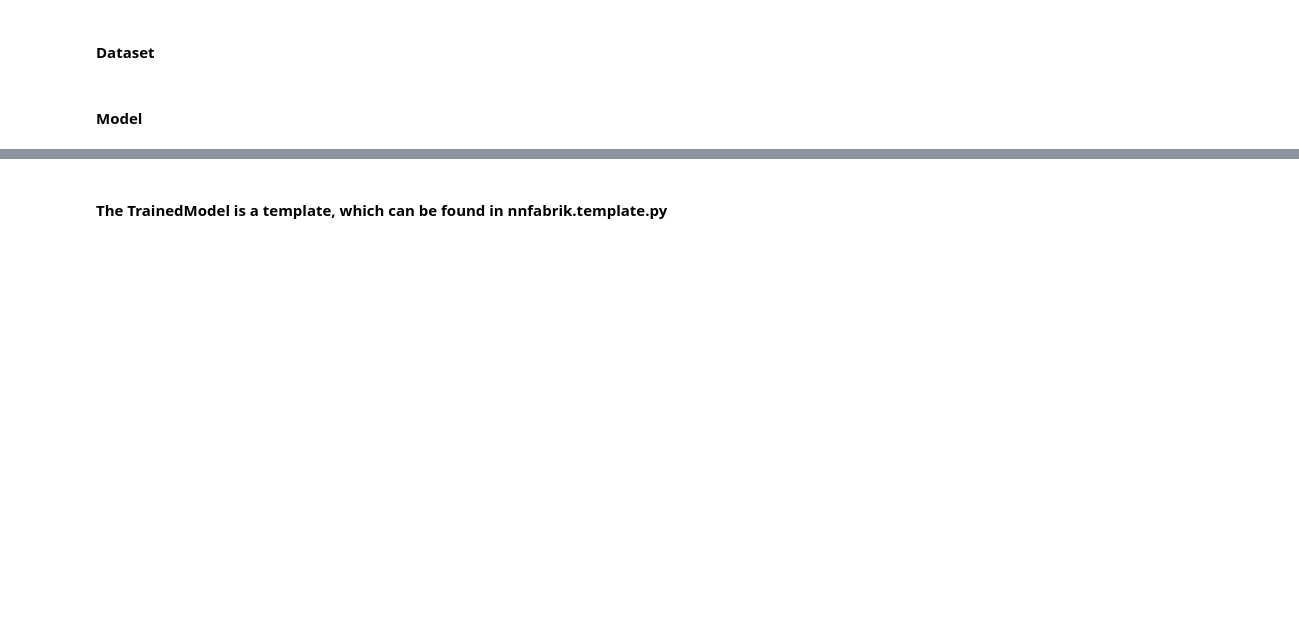
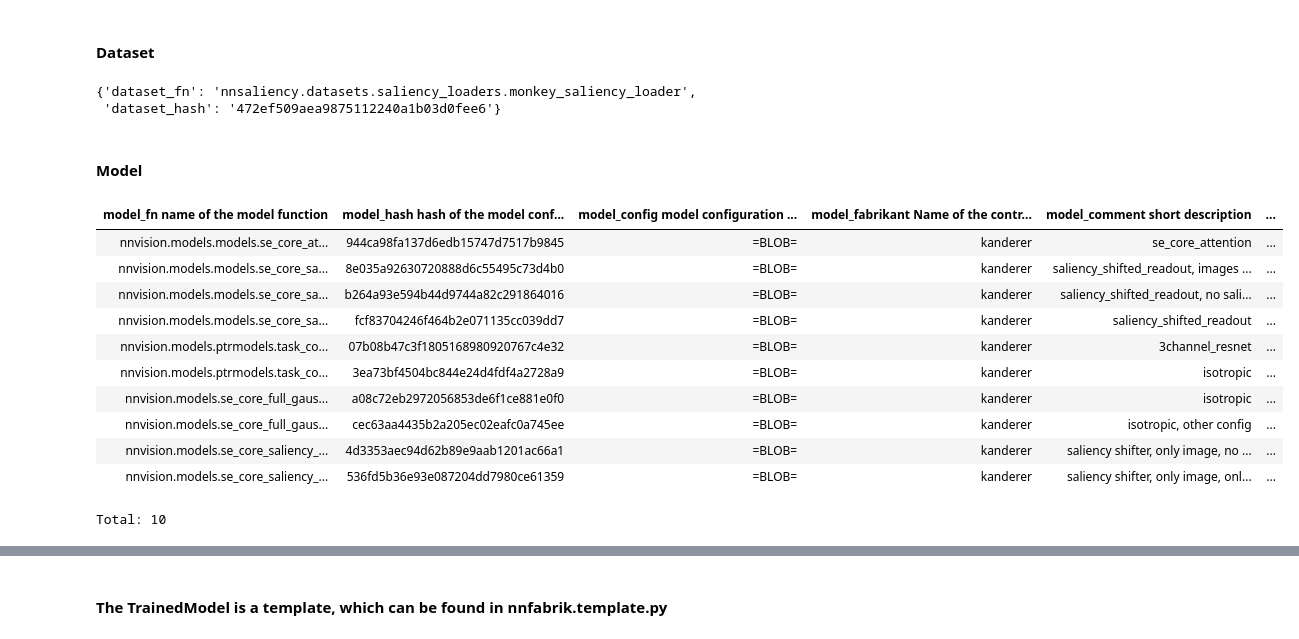
Before and after one commit to andererka/cnnsaliency, a Jupyter notebook: notebooks/monkey_project/model_fitting_saliency.ipynb, the cells around one changed output, grey strips where cells are left out. Drawn from its saved outputs; the diff is of its cells as text; code cells hidden in the pictures; blank space fills up the shorter version.

```diff
--- a/notebooks/monkey_project/model_fitting_saliency.ipynb
+++ b/notebooks/monkey_project/model_fitting_saliency.ipynb
@@ -150,27 +156,43 @@ dataset_config = {'dataset': 'CSRF_V4',
                  }
 # %%
 # adds the dataset_function and dataset config that we defined above to the datase table
-#Dataset().add_entry(dataset_fn, dataset_config, dataset_comment='CSRF_V1')
-Dataset()
+Dataset().add_entry(dataset_fn, dataset_config, dataset_comment='CSRF_V4, grad+sal+crop108, 146, small dataset')
+#Dataset().fetch(as_dict=True)
+# %% [output]
+{'dataset_fn': 'nnsaliency.datasets.saliency_loaders.monkey_saliency_loader',
+ 'dataset_hash': '472ef509aea9875112240a1b03d0fee6'}
 # %% [markdown]
 #### Model
 # %%
 model_fn = 'nnvision.models.se_core_full_gauss_readout'
 model_config = {'pad_input': False,
   'gauss_type': 'isotropic',
   'gamma_readout': 0.43,
   'gamma_input': 10,
   'layers': 6,
   'depth_separable': True,
   'n_se_blocks': 0,
   'stack': -1,
   'input_kern': 15,
   'hidden_kern': 9,
   'hidden_channels': 32,
   'init_mu_range': 0.1780563002765732,
   'init_sigma': 0.5851238789405838}
-Model().add_entry(model_fn, model_config, model_comment='isotropic')
+#Model().add_entry(model_fn, model_config, model_comment='isotropic')
 Model()
+# %% [output]
+| model_fn name of the model function | model_hash hash of the model conf... | model_config model configuration ... | model_fabrikant Name of the contr... | model_comment short description | ... |
+| nnvision.models.models.se_core_at... | 944ca98fa137d6edb15747d7517b9845 | =BLOB= | kanderer | se_core_attention | ... |
+| nnvision.models.models.se_core_sa... | 8e035a92630720888d6c55495c73d4b0 | =BLOB= | kanderer | saliency_shifted_readout, images ... | ... |
+| nnvision.models.models.se_core_sa... | b264a93e594b44d9744a82c291864016 | =BLOB= | kanderer | saliency_shifted_readout, no sali... | ... |
+| nnvision.models.models.se_core_sa... | fcf83704246f464b2e071135cc039dd7 | =BLOB= | kanderer | saliency_shifted_readout | ... |
+| nnvision.models.ptrmodels.task_co... | 07b08b47c3f1805168980920767c4e32 | =BLOB= | kanderer | 3channel_resnet | ... |
+| nnvision.models.ptrmodels.task_co... | 3ea73bf4504bc844e24d4fdf4a2728a9 | =BLOB= | kanderer | isotropic | ... |
+| nnvision.models.se_core_full_gaus... | a08c72eb2972056853de6f1ce881e0f0 | =BLOB= | kanderer | isotropic | ... |
+| nnvision.models.se_core_full_gaus... | cec63aa4435b2a205ec02eafc0a745ee | =BLOB= | kanderer | isotropic, other config | ... |
+| nnvision.models.se_core_saliency_... | 4d3353aec94d62b89e9aab1201ac66a1 | =BLOB= | kanderer | saliency shifter, only image, no ... | ... |
+| nnvision.models.se_core_saliency_... | 536fd5b36e93e087204dd7980ce61359 | =BLOB= | kanderer | saliency shifter, only image, onl... | ... |
+Total: 10
 # %%
 trainer_fn = 'nnvision.training.nnvision_trainer'
 trainer_config = dict(max_iter=5,
```
Also changed, not shown: parts of 20 cells of this notebook, 9 other files.
